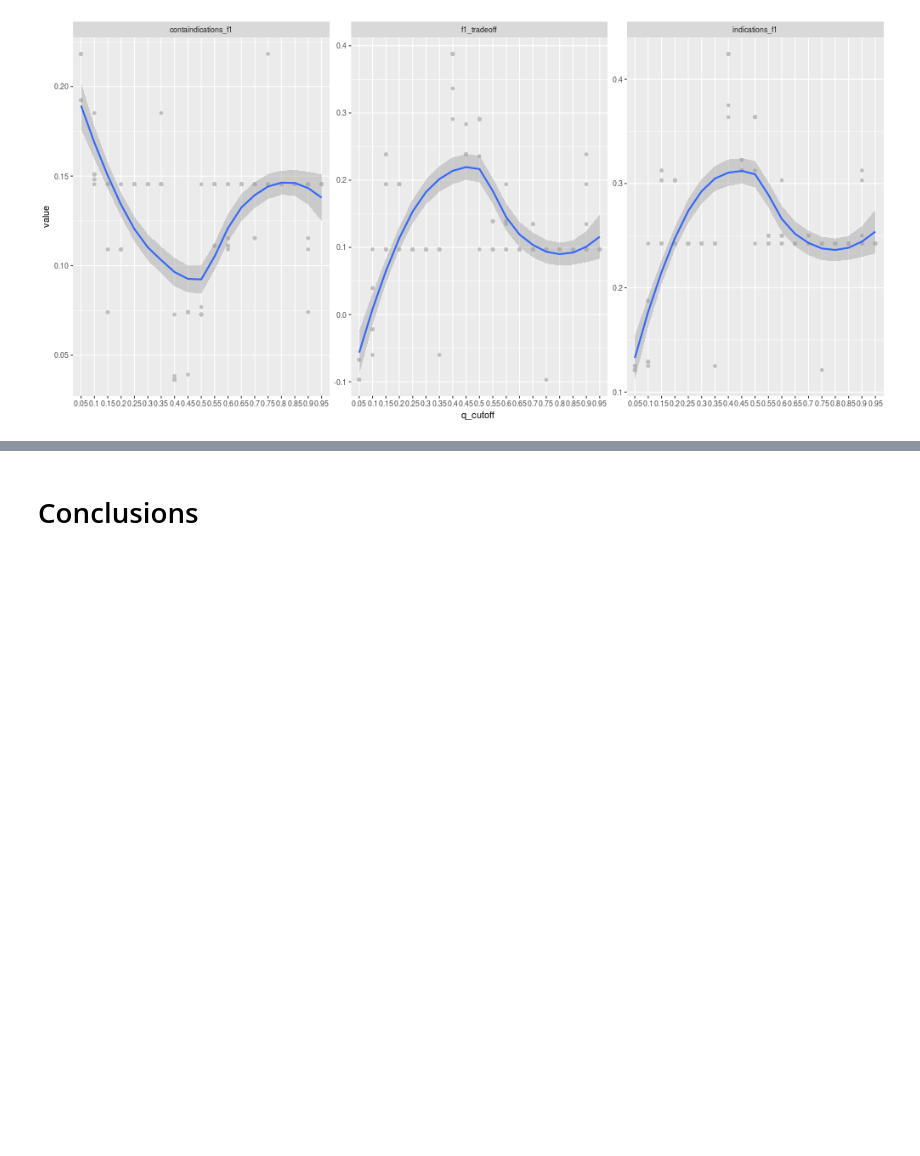
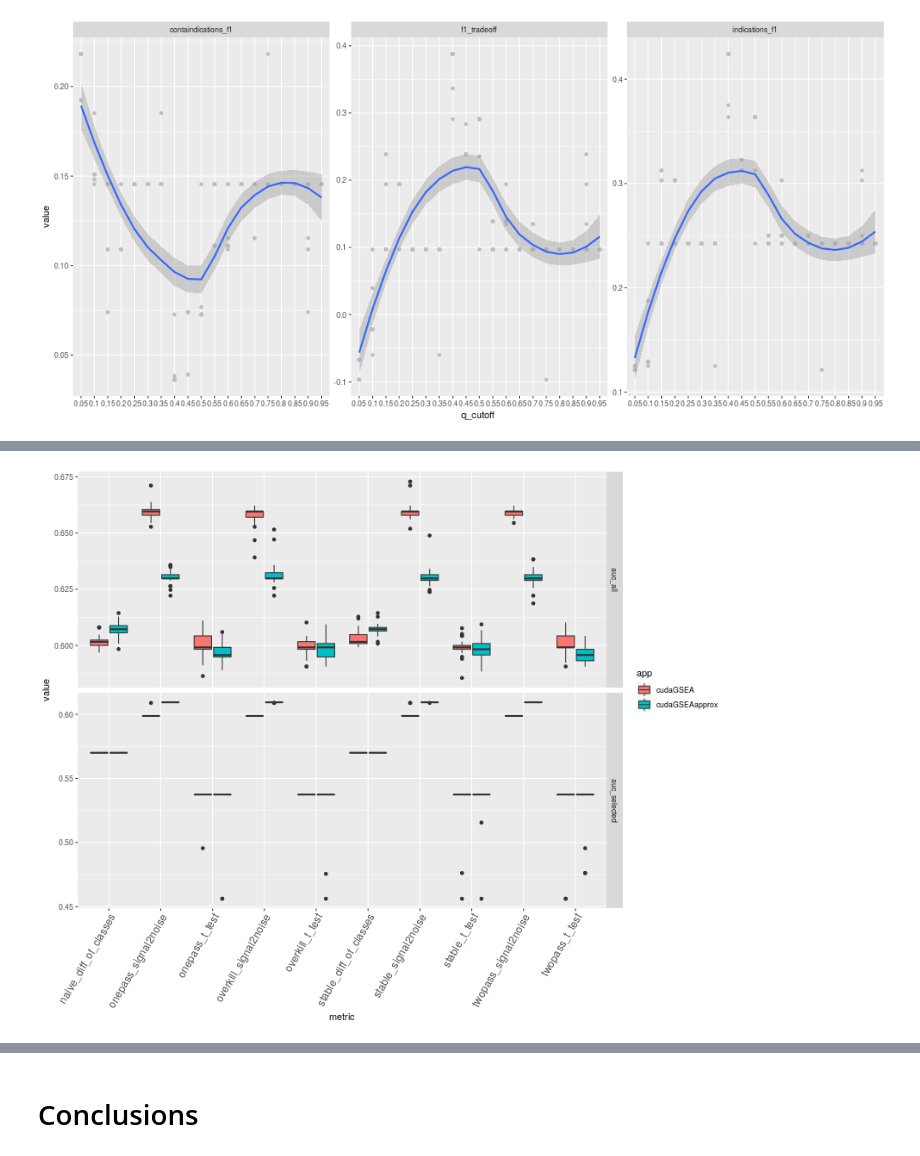
Before and after one commit to krassowski/drug-disease-profile-matching, a Jupyter notebook: notebooks/Signature-based drug-disease associations/cudaGSEA benchmarks.ipynb, the cells around one changed output, grey strips where cells are left out. Saved outputs shown, nothing was run; the diff lists cells and outputs as text; code cells hidden in the pictures; blank space fills up the shorter version.

```diff
--- a/notebooks/Signature-based drug-disease associations/cudaGSEA benchmarks.ipynb
+++ b/notebooks/Signature-based drug-disease associations/cudaGSEA benchmarks.ipynb
@@ -505,0 +548,12 @@ Below one can see that there are no significant execution time differences among
+# %%
+melted = without_ratio_of_classes.melt(id_vars=['metric', 'app', 'group', 'time'])
+# %%
+%%R -i melted -w 800 -h 650 -u px
+(
+    ggplot(melted, aes(x=metric, y=value, group=interaction(metric, app), fill=app))
+    + geom_boxplot()
+    + facet_grid('variable ~ .', scales='free')
+    + theme(axis.text.x=element_text(angle=60, hjust=1, size=12))
+)
+# %% [output]
+[figure, added]
```
Also changed, not shown: parts of 61 cells of this notebook.
